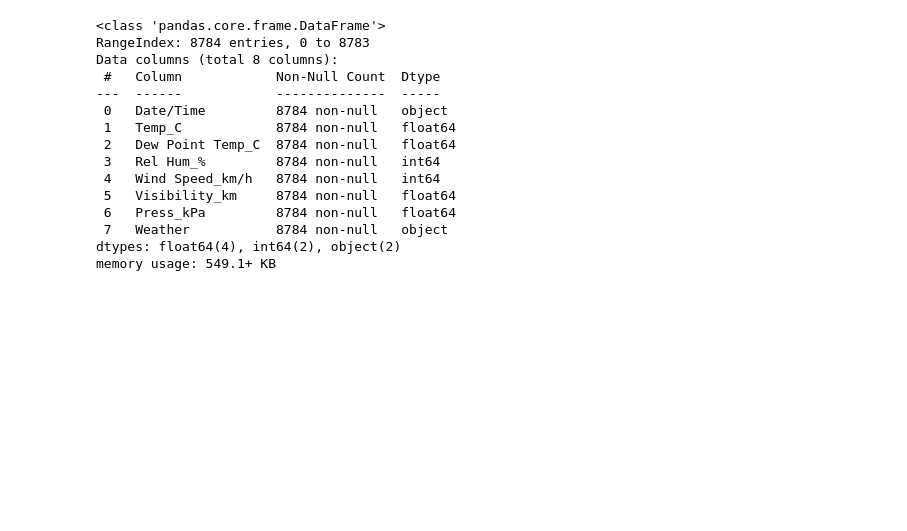
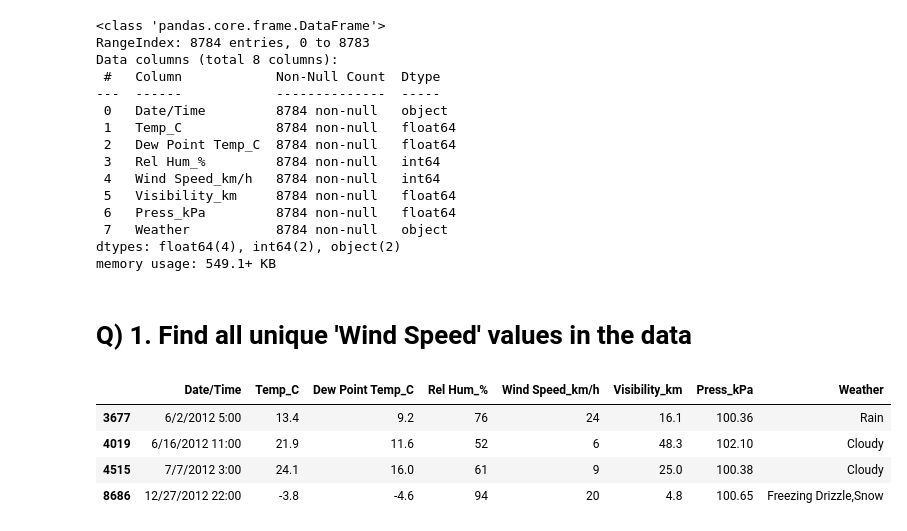
Before and after one commit to alimalek80/weather_data_analysis, a Jupyter notebook: Weather_Data_Analysis.ipynb, the cells around one changed output. Cells and saved outputs as stored; diff of their text form; code cells hidden in the pictures; blank space fills up the shorter version.

```diff
--- a/Weather_Data_Analysis.ipynb
+++ b/Weather_Data_Analysis.ipynb
@@ -149,3 +149,13 @@ Data columns (total 8 columns):
  7   Weather           8784 non-null   object
 dtypes: float64(4), int64(2), object(2)
 memory usage: 549.1+ KB
+# %% [markdown]
+# Q) 1. Find all unique 'Wind Speed' values in the data
+# %%
+data.sample(4)
+# %% [output]
+|  | Date/Time | Temp_C | Dew Point Temp_C | Rel Hum_% | Wind Speed_km/h | Visibility_km | Press_kPa | Weather |
+| 3677 | 6/2/2012 5:00 | 13.4 | 9.2 | 76 | 24 | 16.1 | 100.36 | Rain |
+| 4019 | 6/16/2012 11:00 | 21.9 | 11.6 | 52 | 6 | 48.3 | 102.10 | Cloudy |
+| 4515 | 7/7/2012 3:00 | 24.1 | 16.0 | 61 | 9 | 25.0 | 100.38 | Cloudy |
+| 8686 | 12/27/2012 22:00 | -3.8 | -4.6 | 94 | 20 | 4.8 | 100.65 | Freezing Drizzle,Snow |
```
Also changed, not shown: parts of 22 cells of this notebook.
